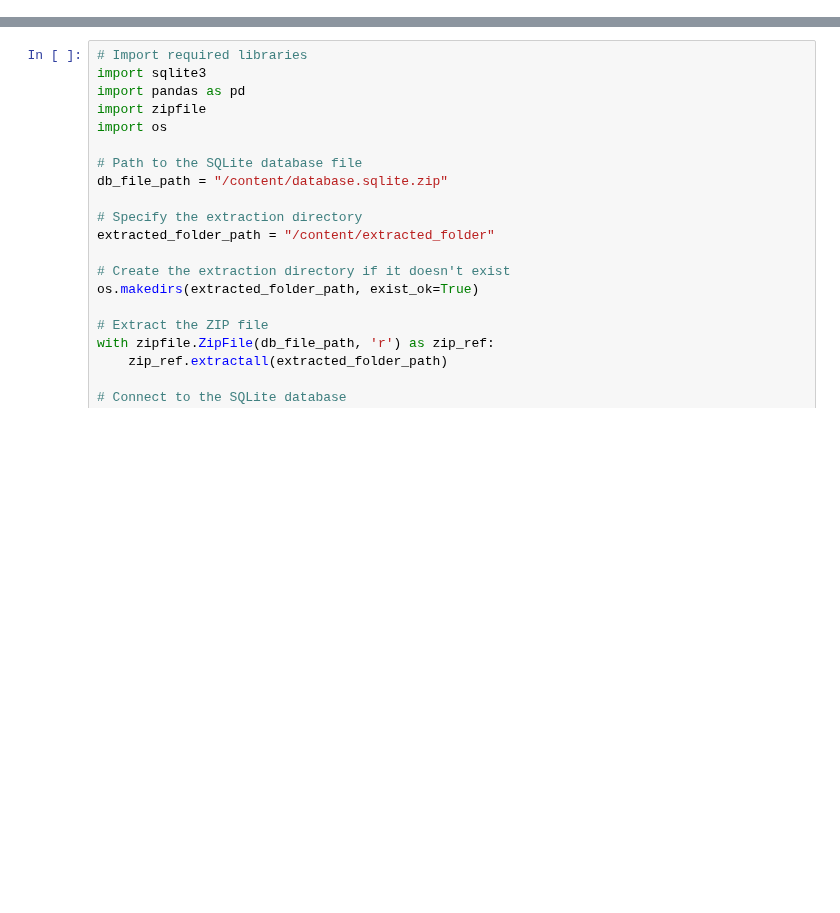
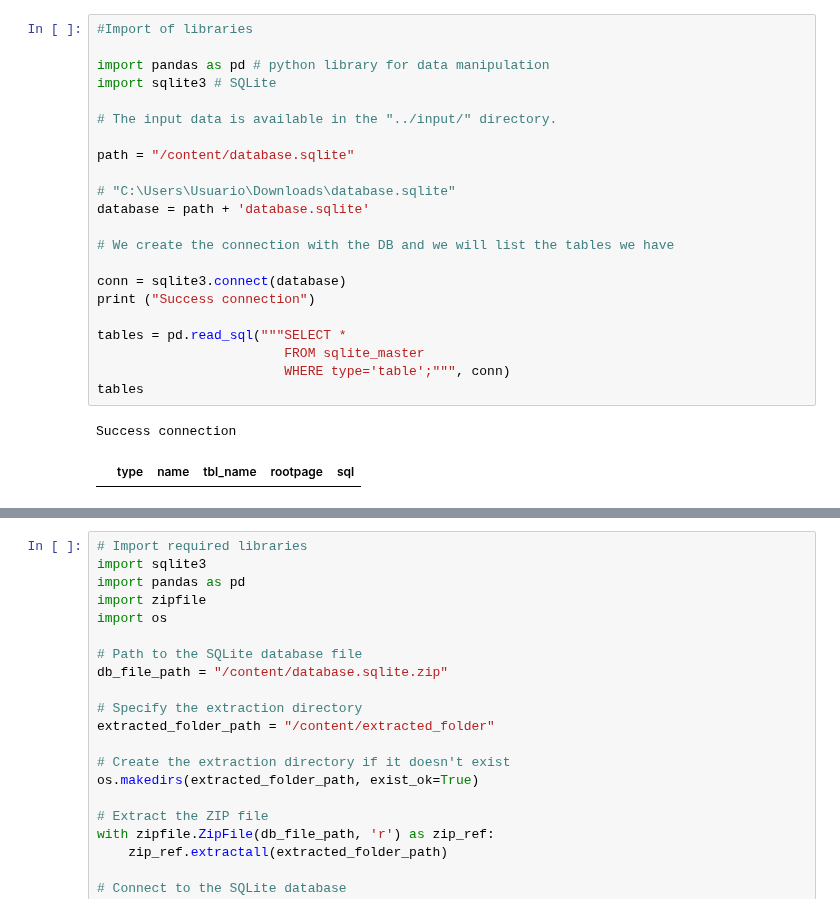
Before and after one commit to AndrewsJascoro/DataAnalyts_Mintic_Talento_Tech, a Jupyter notebook: SQL_and_SQLite_using_Python.ipynb, the cells around one changed output, grey strips where cells are left out. Drawn from its saved outputs; the diff is of its cells as text; blank space fills up the shorter version.

```diff
--- a/SQL_and_SQLite_using_Python.ipynb
+++ b/SQL_and_SQLite_using_Python.ipynb
@@ -1,2 +1,27 @@
 # %% [markdown]
 <a href="https://colab.research.google.com/github/AndrewsJascoro/DataAnalyts_Mintic_Talento_Tech/blob/main/SQL_and_SQLite_using_Python.ipynb" target="_parent"><img src="https://colab.research.google.com/assets/colab-badge.svg" alt="Open In Colab"/></a>
+# %%
+#Import of libraries
+
+import pandas as pd # python library for data manipulation
+import sqlite3 # SQLite
+
+# The input data is available in the "../input/" directory.
+
+path = "/content/database.sqlite"
+
+# "C:\Users\Usuario\Downloads\database.sqlite"
+database = path + 'database.sqlite'
+
+# We create the connection with the DB and we will list the tables we have
+
+conn = sqlite3.connect(database)
+print ("Success connection")
+
+tables = pd.read_sql("""SELECT *
+                        FROM sqlite_master
+                        WHERE type='table';""", conn)
+tables
+# %% [output]
+Success connection
+|  | type | name | tbl_name | rootpage | sql |
```
Also changed, not shown: parts of 1 cell of this notebook.
